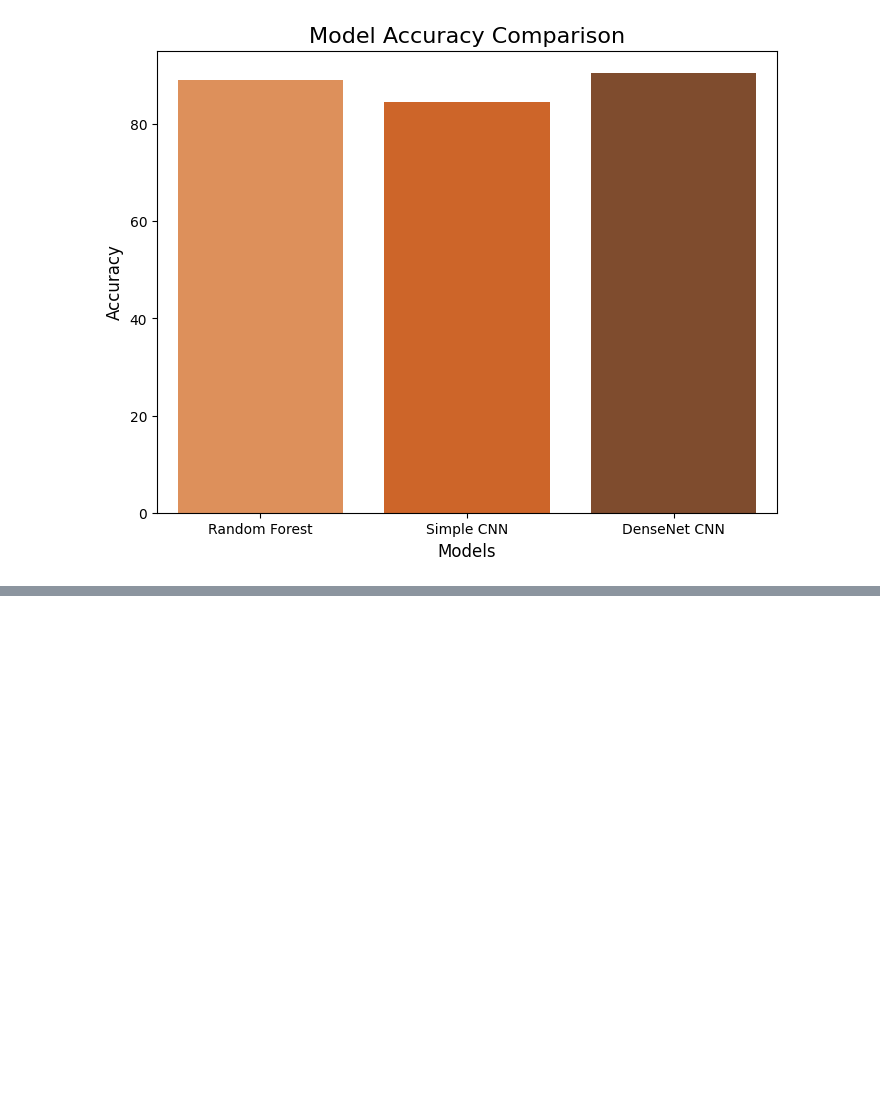
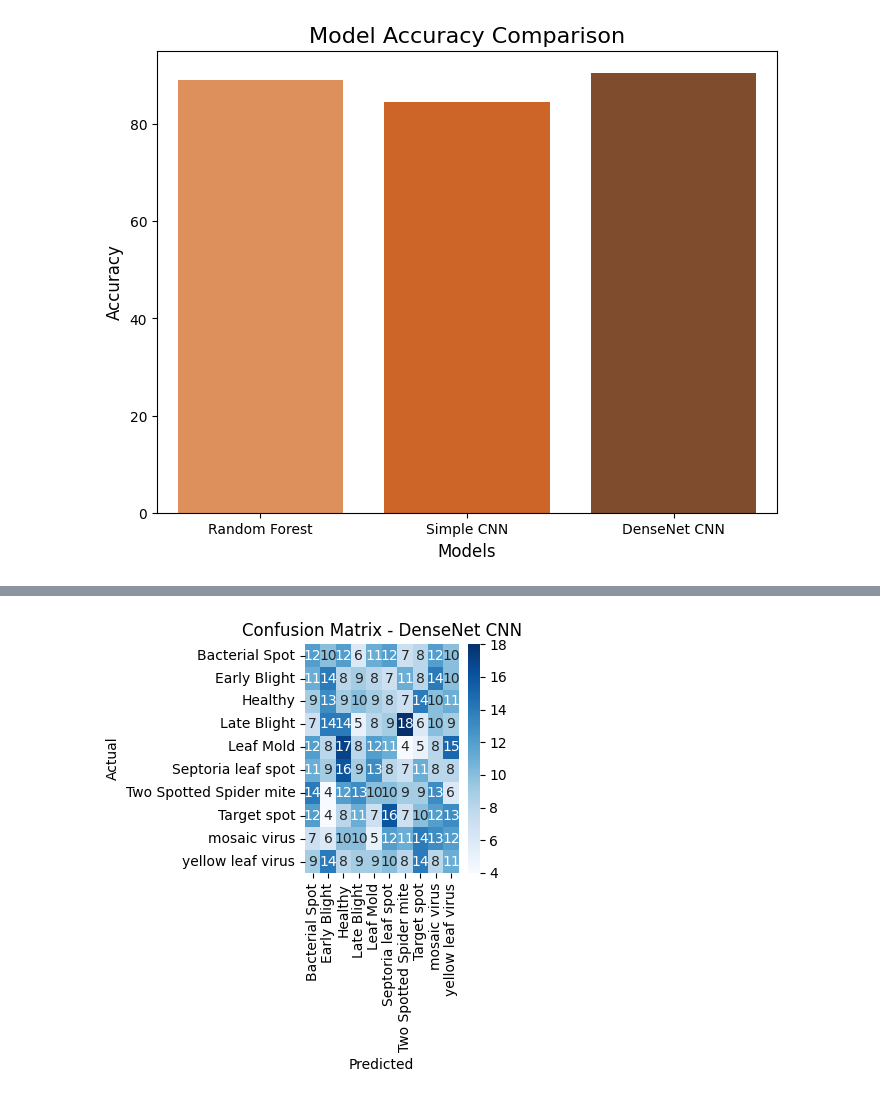
Before and after one commit to nav2924/Disadvantages-of-RFC-over-CNN, a Jupyter notebook: Image_Evl.ipynb, the cells around one changed output, grey strips where cells are left out. Drawn from its saved outputs; the diff is of its cells as text; code cells hidden in the pictures; blank space fills up the shorter version.

```diff
--- a/Image_Evl.ipynb
+++ b/Image_Evl.ipynb
@@ -235,13 +235,14 @@ def predict_from_url(url, model, model_type='densenet'):
 # %%
 class_labels = [
     "Bacterial Spot",
-    "Early Mosaic",
+    "Early Blight",
     "Healthy",
     "Late Blight",
-    "Leaf Mold"
-    "Septoria leaf spot"
-    "Target spot"
-    "mosaic virus"
+    "Leaf Mold",
+    "Septoria leaf spot",
+    "Two Spotted Spider mite",
+    "Target spot",
+    "mosaic virus",
     "yellow leaf virus"
 ]
 # %%
@@ -285,3 +286,6 @@ Passing `palette` without assigning `hue` is deprecated and will be removed in v
 
   sns.barplot(x=model_names, y=accuracies, palette='Oranges_d')
 [figure]
+# %%
+densenet_predictions = np.argmax(densenet_cnn.predict(val_data), axis=1)
+simple_cnn_predictions = np.argmax(simple_cnn.predict(val_data), axis=1)
@@ -287,0 +295,3 @@ Passing `palette` without assigning `hue` is deprecated and will be removed in v
+# %%
+densenet_cm = confusion_matrix(val_labels, densenet_predictions)
+print(densenet_cm)
@@ -287,0 +323,10 @@ Passing `palette` without assigning `hue` is deprecated and will be removed in v
+# %%
+plt.subplot(1, 2, 1)
+sns.heatmap(densenet_cm, annot=True, fmt='d', cmap='Blues', xticklabels=class_labels, yticklabels=class_labels)
+plt.title('Confusion Matrix - DenseNet CNN')
+plt.xlabel('Predicted')
+plt.ylabel('Actual')
+plt.tight_layout()
+plt.show()
+# %% [output]
+[figure, added]
```
Also changed, not shown: parts of 6 cells of this notebook.
